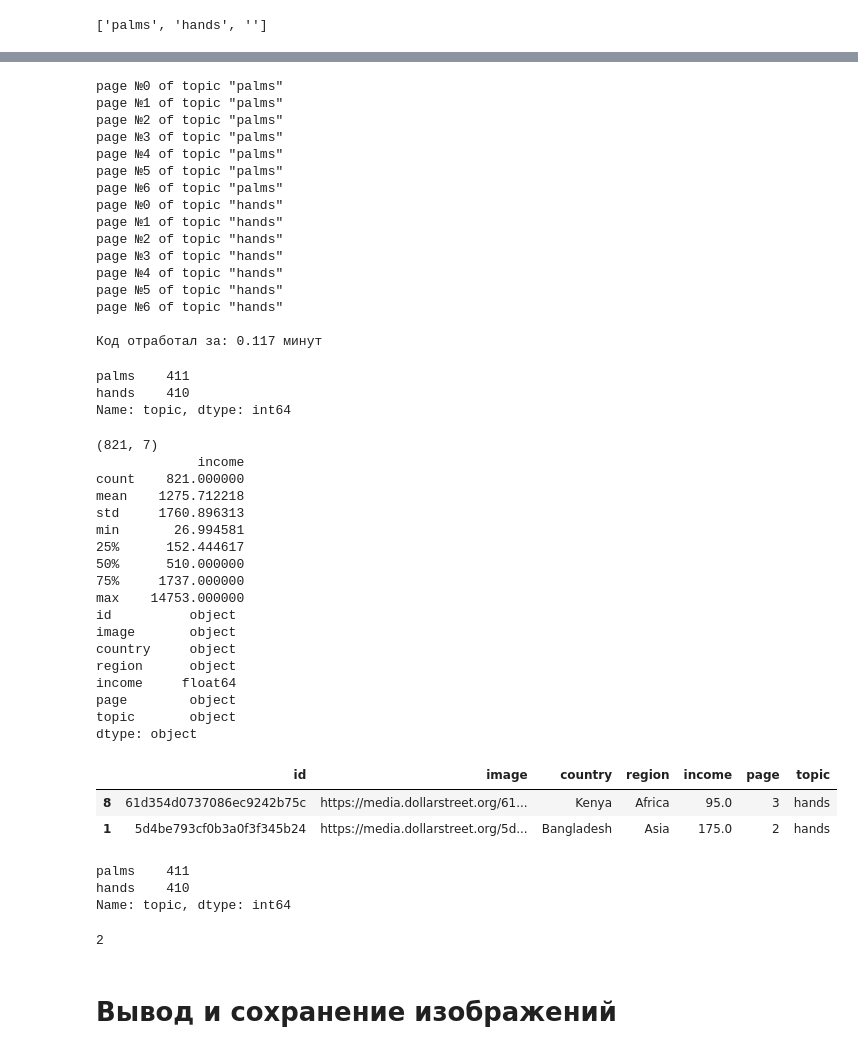
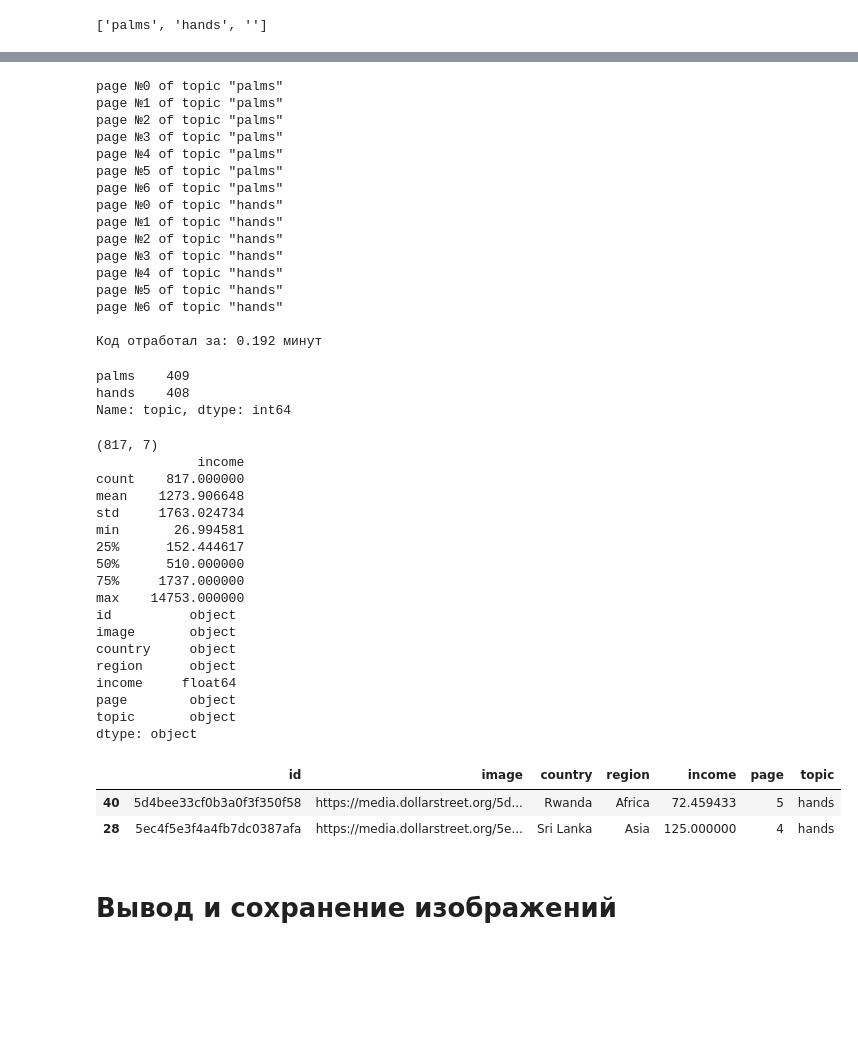
Before and after one commit to Alexdemenev/Gapminder, a Jupyter notebook: parser.ipynb, the cells around one changed output, grey strips where cells are left out. Drawn from its saved outputs; the diff is of its cells as text; code cells hidden in the pictures; blank space fills up the shorter version.

```diff
--- a/parser.ipynb
+++ b/parser.ipynb
@@ -194,6 +214,8 @@ hands = ['palms', 'hands', '']
 hands
 # %% [output]
 ['palms', 'hands', '']
+# %%
+teeth = ['teeth']
 # %%
 rooms = ['bathrooms', 'bedrooms', 'child-rooms',
          'kitchens', 'living-rooms', 'storage-rooms', 'toilets']
@@ -202,3 +224,15 @@ rooms = ['bathrooms', 'bedrooms', 'child-rooms',
 topics = ['families', 'child-rooms', 'homes', 'house-overviews', 'pets', 'toys', 'most-loved-toys', 'playing-with-most-loved-toys']
 # %%
 import tqdm
+# %%
+start = time.time()
+
+df_teeth = pd.DataFrame(columns=first_page.columns)
+
+for t,s in zip(teeth, trange(len(hands)-1)):
+    for p in pages:
+
+        page = parser(page=p, topic=t)
+        df_teeth = pd.concat([df_teeth, page])
+
+print_worktime(start)
@@ -205,13 +249,13 @@ import tqdm
 # %%
 start = time.time()
 
-df = pd.DataFrame(columns=first_page.columns)
+df_hands = pd.DataFrame(columns=first_page.columns)
 
 for t,s in zip(hands, trange(len(hands)-1)):
     for p in pages:
 
         page = parser(page=p, topic=t)
-        df = pd.concat([df, page])
+        df_hands = pd.concat([df_hands, page])
 
 print_worktime(start)
 # %% [output]
@@ -230,12 +274,12 @@ page №4 of topic "hands"
 page №5 of topic "hands"
 page №6 of topic "hands"
 
-Код отработал за: 0.117 минут
+Код отработал за: 0.192 минут
 # %%
-df.topic.value_counts()
+df_hands.topic.value_counts()
 # %% [output]
-palms    411
-hands    410
+palms    409
+hands    408
 Name: topic, dtype: int64
 # %%
 # нужно раскомментить, чтобы сохранить дф
@@ -244,39 +288,29 @@ Name: topic, dtype: int64
 # %%
-print(df.shape)
-print(df.describe())
-print(df.dtypes)
-df.sample(2)
+print(df_hands.shape)
+print(df_hands.describe())
+print(df_hands.dtypes)
+df_hands.sample(2)
 # %% [output]
-(821, 7)
+(817, 7)
              income
-count    821.000000
-mean    1275.712218
-std     1760.896313
+count    817.000000
+mean    1273.906648
+std     1763.024734
 min       26.994581
 25%      152.444617
 50%      510.000000
 75%     1737.000000
 max    14753.000000
 id          object
 image       object
 country     object
 region      object
 income     float64
 page        object
 topic       object
 dtype: object
 |  | id | image | country | region | income | page | topic |
-| 8 | 61d354d0737086ec9242b75c | https://media.dollarstreet.org/61... | Kenya | Africa | 95.0 | 3 | hands |
-| 1 | 5d4be793cf0b3a0f3f345b24 | https://media.dollarstreet.org/5d... | Bangladesh | Asia | 175.0 | 2 | hands |
+| 40 | 5d4bee33cf0b3a0f3f350f58 | https://media.dollarstreet.org/5d... | Rwanda | Africa | 72.459433 | 5 | hands |
+| 28 | 5ec4f5e3f4a4fb7dc0387afa | https://media.dollarstreet.org/5e... | Sri Lanka | Asia | 125.000000 | 4 | hands |
-# %%
-df.topic.value_counts()[:20]
-# %% [output]
-palms    411
-hands    410
-Name: topic, dtype: int64
-# %%
-len(df.topic.unique())
-# %% [output]
-2
 # %%
 for t in hands:
```
Also changed, not shown: parts of 23 cells of this notebook.
